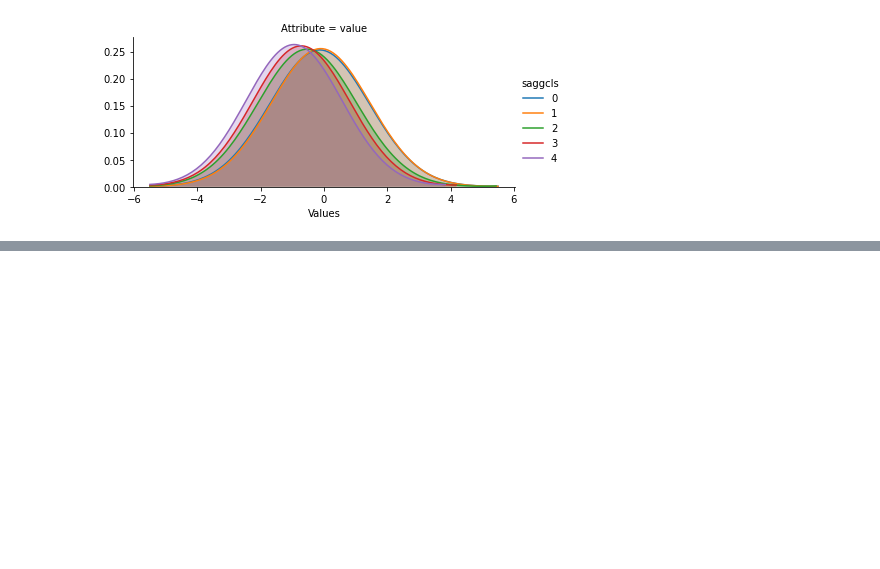
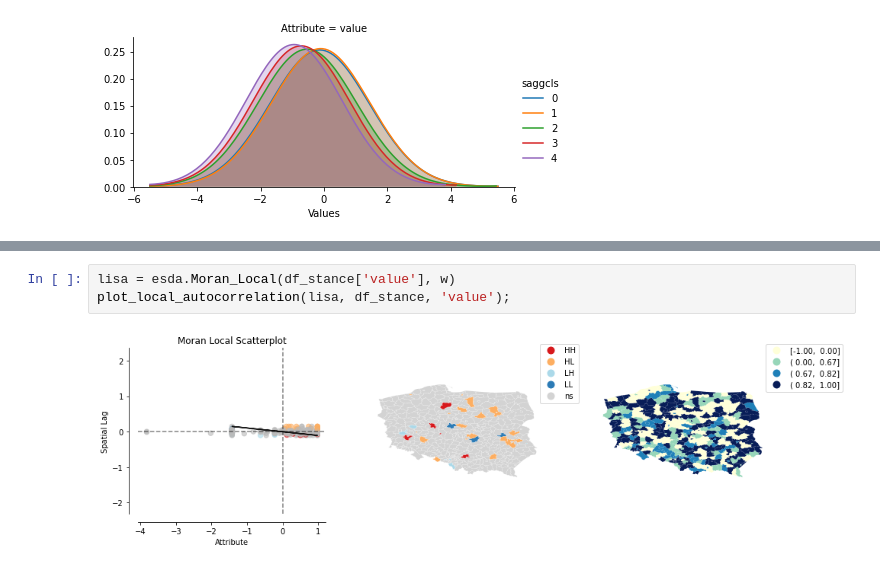
Before and after one commit to karolszymonczyk/przestrzenne-projekt, a Jupyter notebook: county.ipynb, the cells around one changed output, grey strips where cells are left out. Saved outputs shown, nothing was run; the diff lists cells and outputs as text; blank space fills up the shorter version.

```diff
--- a/county.ipynb
+++ b/county.ipynb
@@ -297,0 +357,5 @@ _ = facets.map(sns.kdeplot, 'Values', shade=True, bw=1.5).add_legend()
+# %%
+lisa = esda.Moran_Local(df_stance['value'], w)
+plot_local_autocorrelation(lisa, df_stance, 'value');
+# %% [output]
+[figure, added]
```
Also changed, not shown: parts of 11 cells of this notebook.
